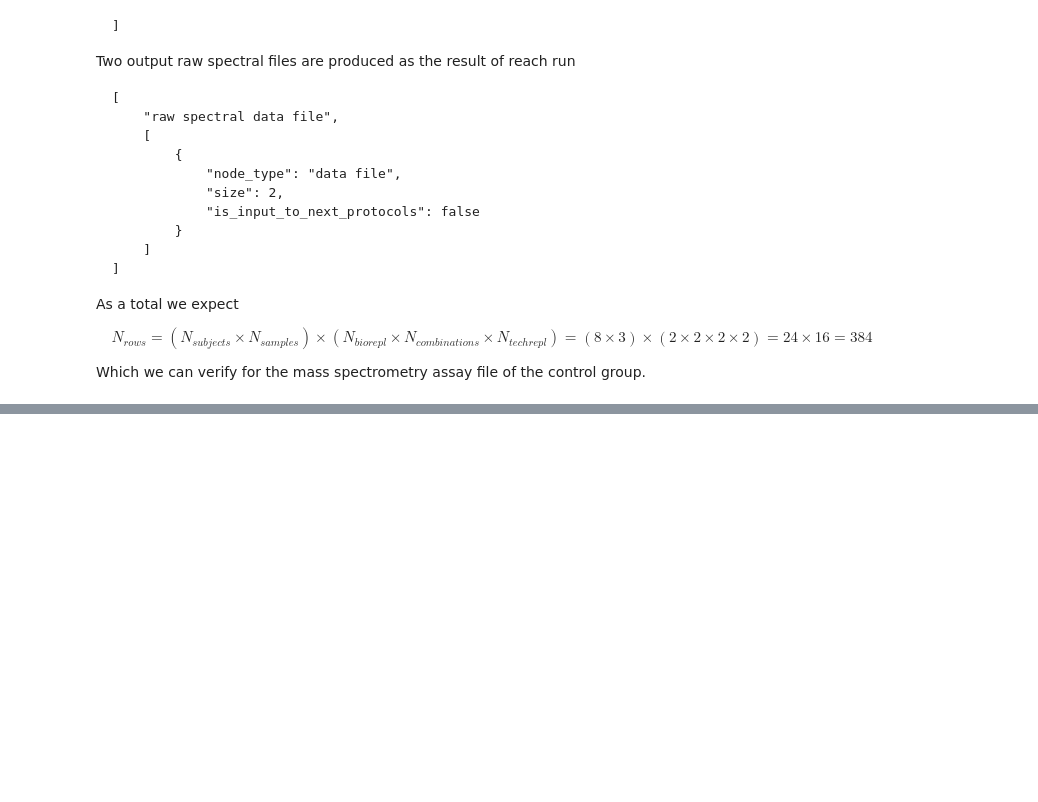
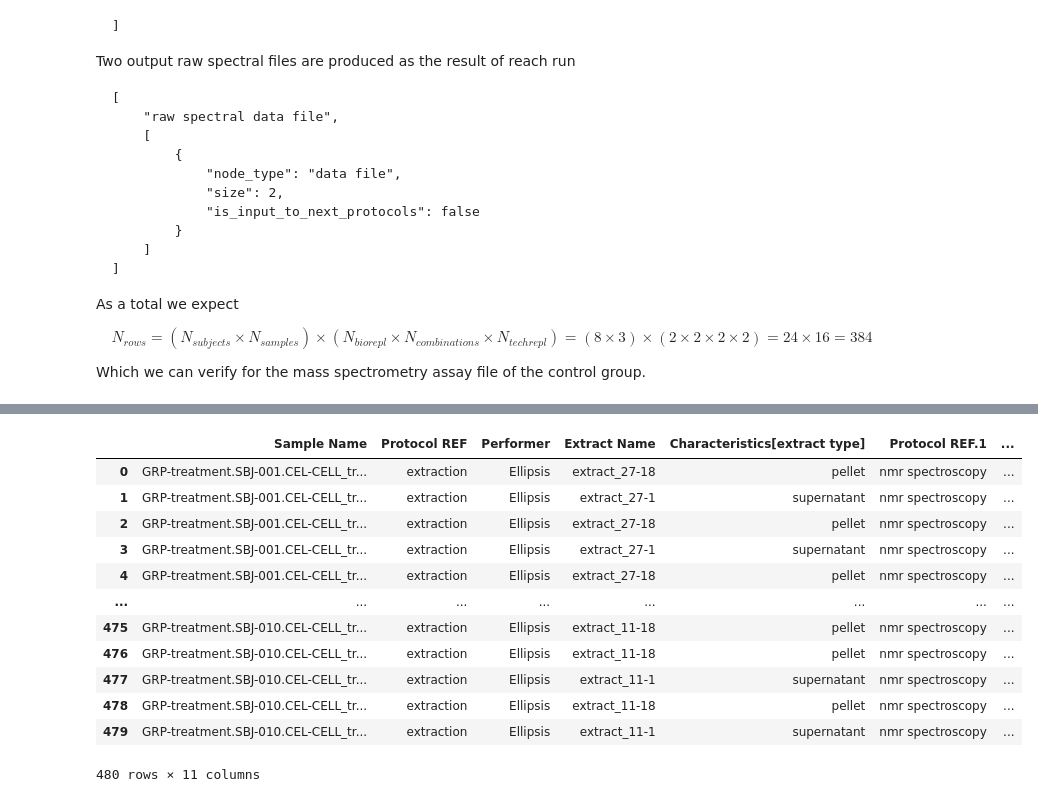
Before and after one commit to Zigur/isa-create-notebook, a Jupyter notebook: notebooks/Investigation-from-JSON-config.ipynb, the cells around one changed output, grey strips where cells are left out. Cells and saved outputs as stored; diff of their text form; code cells hidden in the pictures; blank space fills up the shorter version.

```diff
--- a/notebooks/Investigation-from-JSON-config.ipynb
+++ b/notebooks/Investigation-from-JSON-config.ipynb
@@ -268,0 +226,16 @@ dataframes['a_CELL_control_3_ASSAY_GRAPH_000_metabolite profiling_mass spectrome
+# %%
+dataframes['a_CELL_treatment_3_ASSAY_GRAPH_001_metabolite-profiling_NMR-spectroscopy.txt']
+# %% [output]
+|  | Sample Name | Protocol REF | Performer | Extract Name | Characteristics[extract type] | Protocol REF.1 | ... |
+| 0 | GRP-treatment.SBJ-001.CEL-CELL_tr... | extraction | Ellipsis | extract_27-18 | pellet | nmr spectroscopy | ... |
+| 1 | GRP-treatment.SBJ-001.CEL-CELL_tr... | extraction | Ellipsis | extract_27-1 | supernatant | nmr spectroscopy | ... |
+| 2 | GRP-treatment.SBJ-001.CEL-CELL_tr... | extraction | Ellipsis | extract_27-18 | pellet | nmr spectroscopy | ... |
+| 3 | GRP-treatment.SBJ-001.CEL-CELL_tr... | extraction | Ellipsis | extract_27-1 | supernatant | nmr spectroscopy | ... |
+| 4 | GRP-treatment.SBJ-001.CEL-CELL_tr... | extraction | Ellipsis | extract_27-18 | pellet | nmr spectroscopy | ... |
+| ... | ... | ... | ... | ... | ... | ... | ... |
+| 475 | GRP-treatment.SBJ-010.CEL-CELL_tr... | extraction | Ellipsis | extract_11-18 | pellet | nmr spectroscopy | ... |
+| 476 | GRP-treatment.SBJ-010.CEL-CELL_tr... | extraction | Ellipsis | extract_11-18 | pellet | nmr spectroscopy | ... |
+| 477 | GRP-treatment.SBJ-010.CEL-CELL_tr... | extraction | Ellipsis | extract_11-1 | supernatant | nmr spectroscopy | ... |
+| 478 | GRP-treatment.SBJ-010.CEL-CELL_tr... | extraction | Ellipsis | extract_11-18 | pellet | nmr spectroscopy | ... |
+| 479 | GRP-treatment.SBJ-010.CEL-CELL_tr... | extraction | Ellipsis | extract_11-1 | supernatant | nmr spectroscopy | ... |
+480 rows × 11 columns
```
Also changed, not shown: parts of 8 cells of this notebook, 5 other files.
